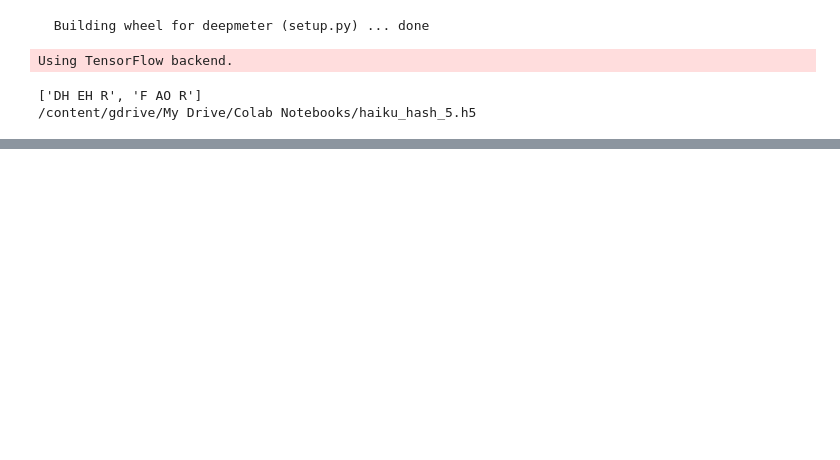
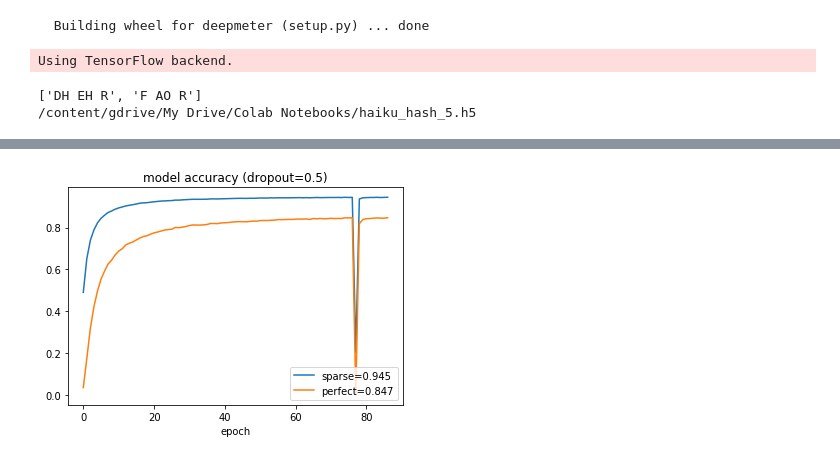
Before and after one commit to LanceNorskog/deep_meter_2, a Jupyter notebook: ATT+Hash.ipynb, the cells around one changed output, grey strips where cells are left out. Cells and saved outputs as stored; diff of their text form; code cells hidden in the pictures; blank space fills up the shorter version.

Commit message:
up to 0.84 perfect

```diff
--- a/ATT+Hash.ipynb
+++ b/ATT+Hash.ipynb
@@ -156,7 +156,7 @@ with open(big_data_file) as f:
                 #print('word {}, idx {}'.format(word, decoder.word2idx[word]))
                 if _lastidx != -1:
                     wordmap.add(_lastidx, _thisidx)
-                lastidx = _thisidx
+                _lastidx = _thisidx
             elif len(word) > 1:
                 print('fail 5: ', word)
         if len(_sylls) != 5:
@@ -366,13 +366,14 @@ units_k=embed_size
 units_v=embed_size
 units_v=embed_size//3
 units=512
-dropout=0.0
+dropout=0.5
 
 metric_list = [sparse, perfect]
 metric_names = ['sparse', 'perfect']
 
 hash_input = layers.Input(shape=(max_words,), dtype='int32')
 x = layers.Embedding(hash_mole, embed_size, input_length=max_words)(hash_input)
+x = layers.Dropout(dropout)(x)
 #x = layers.Dense(units, activation='relu')(x)
 #x = layers.RepeatVector(max_words)(x)
 x = layers.Bidirectional(get_lstm(units//2, return_sequences=False))(x)
@@ -382,16 +383,19 @@ if False:
 if False:
     x = layers.Dropout(dropout)(x)
     x = layers.Dense(unit_small, activation='relu')(x)
-if False:
+if True:
+    x = layers.Dropout(dropout)(x)
+    x = layers.RepeatVector(max_len)(x)
     x = layers.Dropout(dropout)(x)
     x = AttentionBlock(embed_size, k_size=units_k, v_size=units_v)(x)
+    x = layers.Flatten()(x)
 x = layers.RepeatVector(max_len)(x)
 if False:
     x = layers.Dropout(dropout)(x)
     x = AttentionBlock(embed_size, k_size=units_k, v_size=units_v)(x)
 x = layers.Dropout(dropout)(x)
 x = get_lstm(units, return_sequences=True)(x)
-if False:
+if True:
     x = layers.Dropout(dropout)(x)
     x = AttentionBlock(embed_size, k_size=units_k, v_size=units_v)(x)
 x = layers.Dropout(dropout)(x)
@@ -418,9 +422,8 @@ if not use_saved_model or not os.path.exists(model_file):
     history = model.fit(x_train, y_train,
           batch_size=batch_size,
           epochs=300,
-          callbacks=[EarlyStopping(monitor='val_sparse', mode='max', verbose=1, patience=10),
+          callbacks=[EarlyStopping(monitor='val_perfect', mode='max', verbose=1, patience=10),
             ModelCheckpoint(model_file, monitor='val_perfect', save_best_only=True, save_weights_only=True, mode='max', verbose=0)],
           verbose=2,
           validation_data=[x_test, y_test])
-    model.save_weights(model_file)
 # %% [output]
@@ -461,15 +482,17 @@ Epoch 5/300
 # %%
 
 plt.figure()
 if history != None:
   # summarize history for accuracy
   for m in metric_names:
       #plt.plot(history.history[m])
       plt.plot(history.history['val_' + m])
-  plt.title('model accuracy')
+  plt.title('model accuracy (dropout={})'.format(dropout))
   plt.xlabel('epoch')
   sname = []
   for m in metric_names:
       sname.append('{}={:01.3f}'.format(m, history.history['val_' + m][-1]))
   plt.legend(sname, loc='lower right')
   plt.show()
+# %% [output]
+[figure, added]
```
Also changed, not shown: parts of 9 cells of this notebook.
